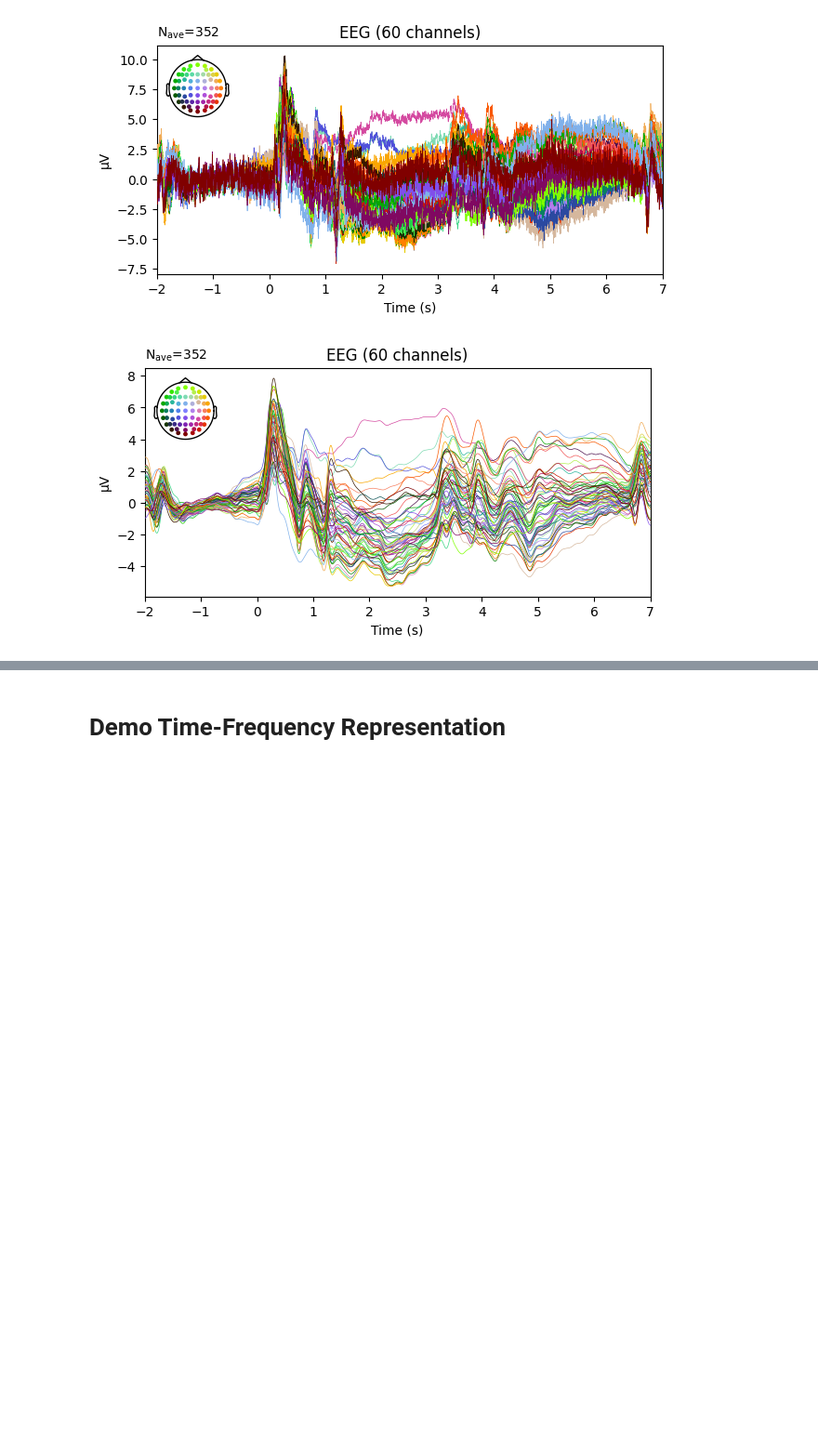
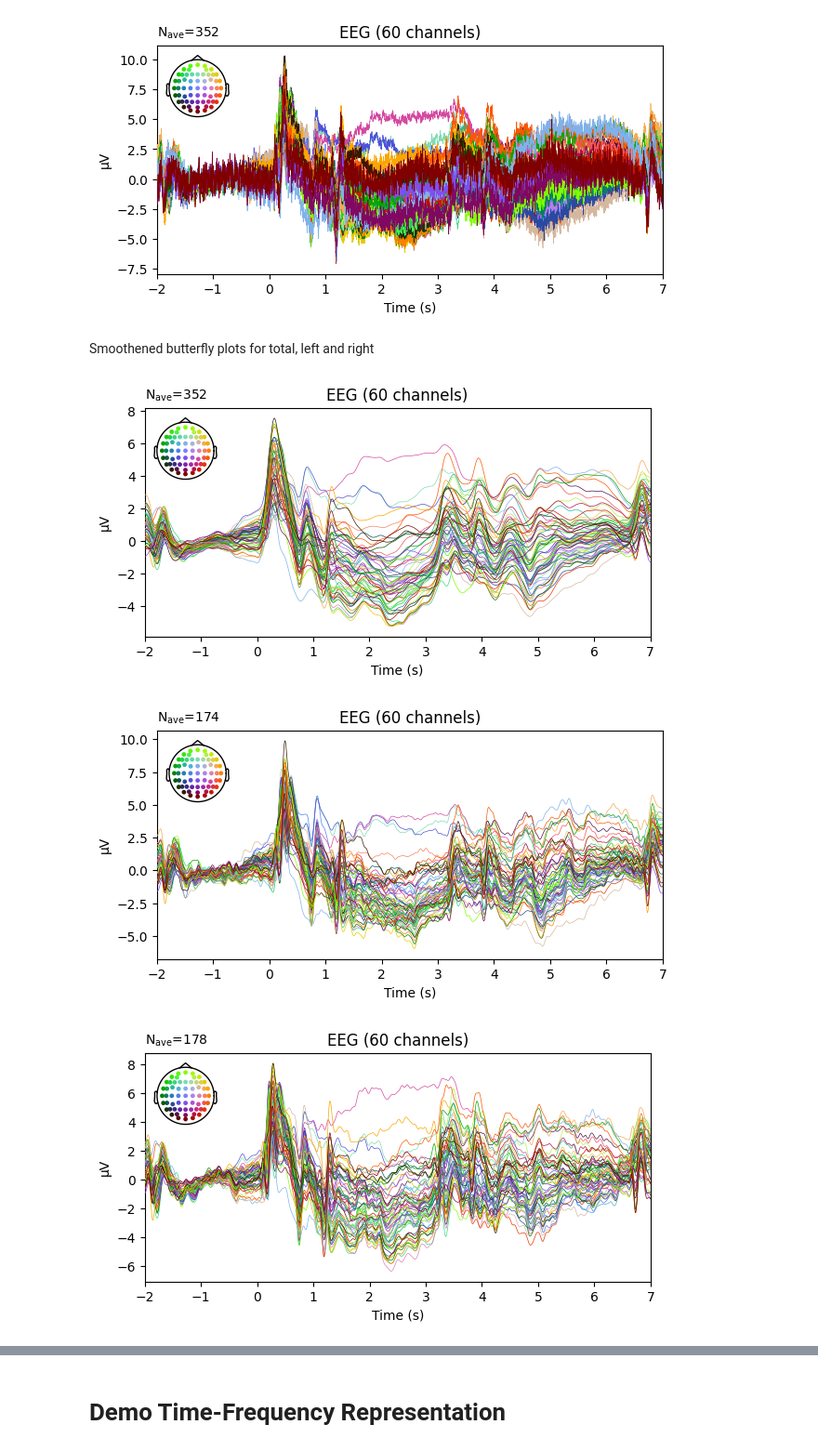
Before and after one commit to duedahl/LU_EEG_Classification, a Jupyter notebook: Visuals2.ipynb, the cells around one changed output, grey strips where cells are left out. Shown at 93% size. Cells and saved outputs as stored; diff of their text form; code cells hidden in the pictures; blank space fills up the shorter version.

```diff
--- a/Visuals2.ipynb
+++ b/Visuals2.ipynb
@@ -164,15 +164,23 @@ plt.close()
 # %%
 def smoothen_helper(data):
     # Wrapper to have only one argument
-    window = 10
+    window = 20
     return uniform_filter1d(data, window)
 
 def smoothen(data):
     # Input noisy evoked array, outputs smoothened evoked array
     return data.apply_function(smoothen_helper, picks="eeg")
+# %% [markdown]
+Smoothened butterfly plots for total, left and right
 # %%
 s_evo = smoothen(evoked_tot)
+s_evo_l = smoothen(evoked_left)
+s_evo_r = smoothen(evoked_right)
 s_evo.plot(picks="eeg",spatial_colors=True)
+s_evo_l.plot(picks="eeg",spatial_colors=True)
+s_evo_r.plot(picks="eeg",spatial_colors=True)
 plt.close()
 # %% [output]
-[figure, old version]
+[figure, new version]
+[figure, added]
+[figure, added]
```
Also changed, not shown: parts of 3 cells of this notebook.
